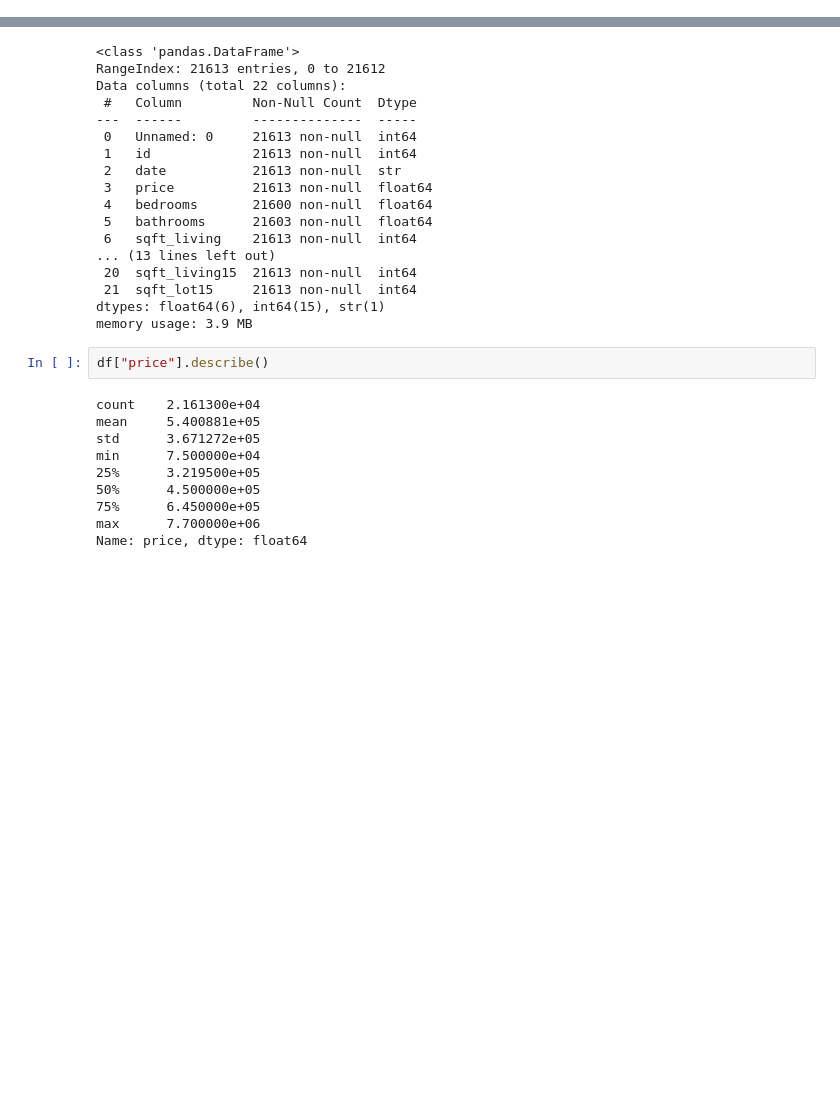
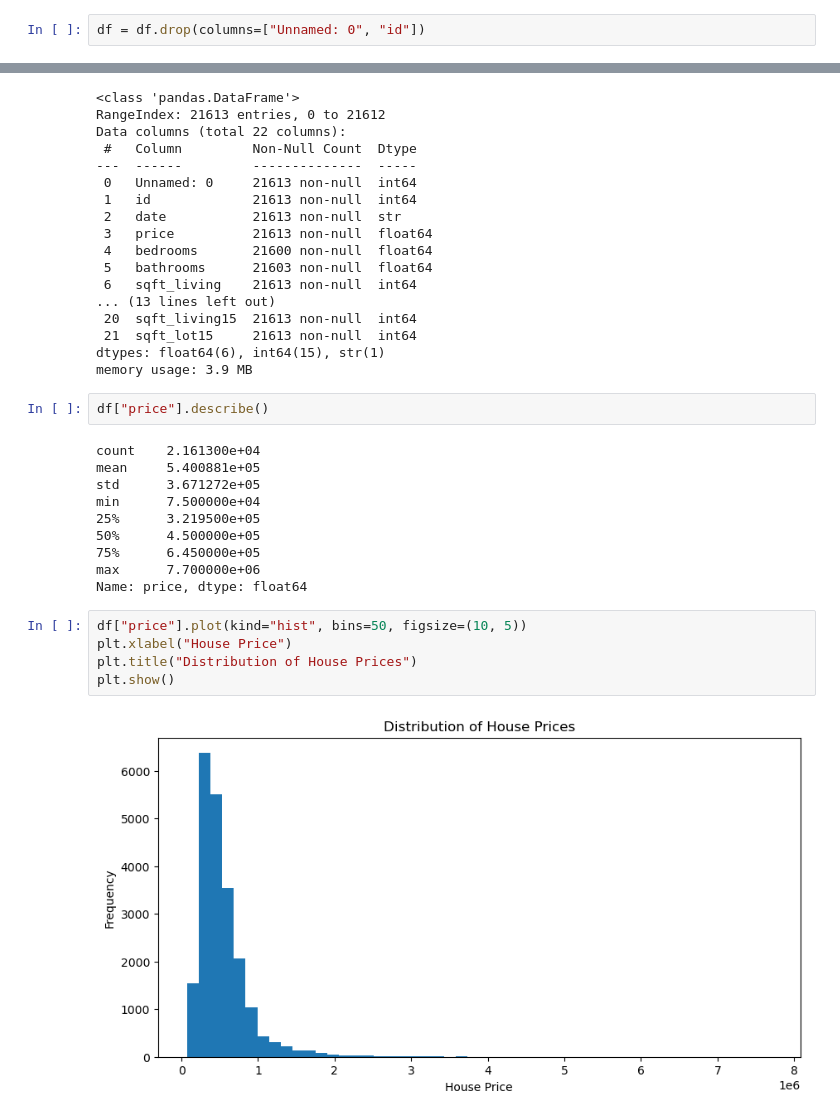
Before and after one commit to Muizzkarim10/HousePricePrediction, a Jupyter notebook: notebooks/eda.ipynb, the cells around one changed output, grey strips where cells are left out. Cells and saved outputs as stored; diff of their text form; blank space fills up the shorter version.

```diff
--- a/notebooks/eda.ipynb
+++ b/notebooks/eda.ipynb
@@ -14,6 +14,8 @@ df.head()
 | 3 | 3 | 2487200875 | 20141209T000000 | 604000.0 | 4.0 | 3.00 | 1960 | 5000 | 1.0 | ... |
 | 4 | 4 | 1954400510 | 20150218T000000 | 510000.0 | 3.0 | 2.00 | 1680 | 8080 | 1.0 | ... |
 5 rows × 22 columns
+# %%
+df = df.drop(columns=["Unnamed: 0", "id"])
 # %%
 df.info()
 # %% [output]
@@ -46,3 +48,10 @@ min      7.500000e+04
 75%      6.450000e+05
 max      7.700000e+06
 Name: price, dtype: float64
+# %%
+df["price"].plot(kind="hist", bins=50, figsize=(10, 5))
+plt.xlabel("House Price")
+plt.title("Distribution of House Prices")
+plt.show()
+# %% [output]
+[figure, added]
```
Also changed, not shown: parts of 17 cells of this notebook, 1 other file.
